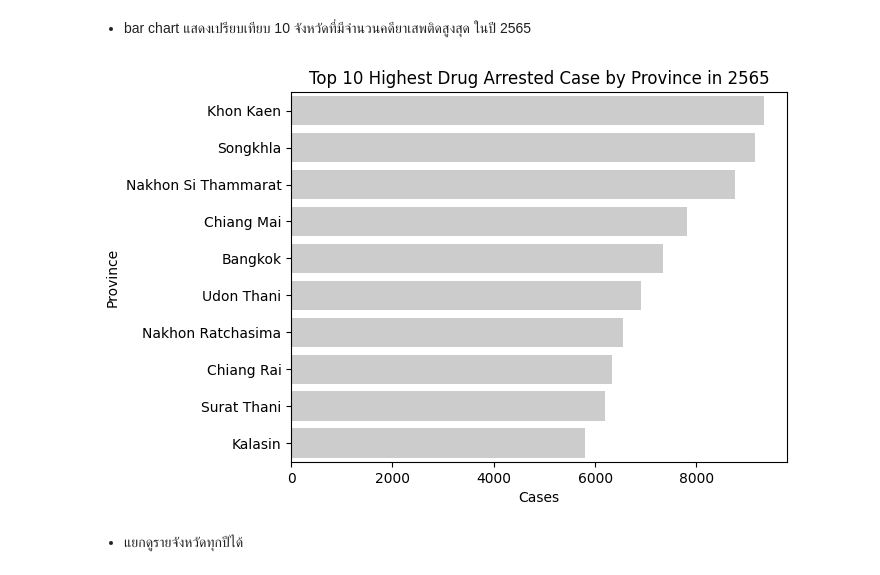
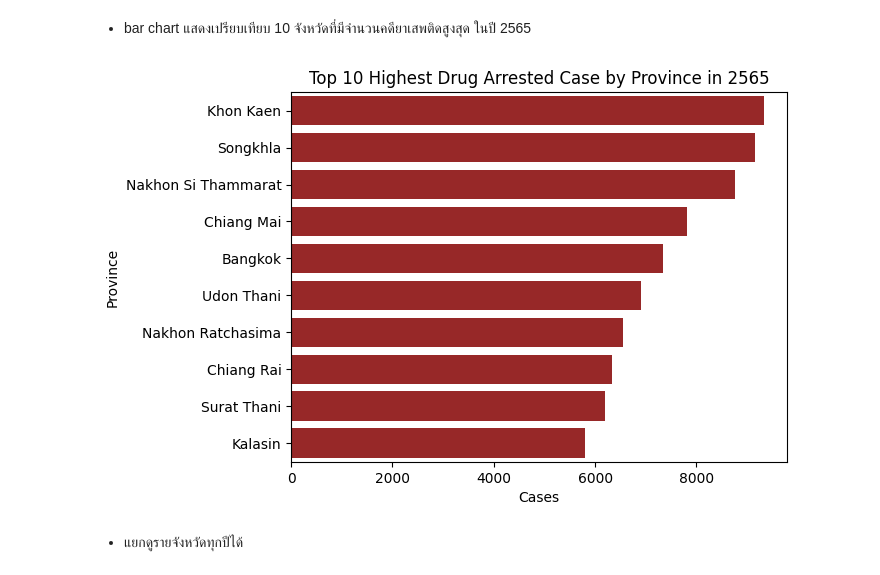
Before and after one commit to punnnnnnnnn/assignments2, a Jupyter notebook: assignment2.ipynb, the cells around one changed output. Saved outputs shown, nothing was run; the diff lists cells and outputs as text; code cells hidden in the pictures.

```diff
--- a/assignment2.ipynb
+++ b/assignment2.ipynb
@@ -53,23 +53,23 @@ df.head()
 # %%
 df_for_bar = df[['budgetYear', 'PROV_NAME', 'arrestAll_case', 'arrestAll_per', 'prov_en']][df["budgetYear"] == "2565"].copy()
 df_for_bar.sort_values("arrestAll_case", ascending = False, inplace = True)
 
 df_top_x = df_for_bar[:10]
 
 sns.barplot(
     data = df_top_x,
     x = "arrestAll_case",
     y = "prov_en",
-    palette = ["#cccccc" for _ in range(len(df_top_x))], # just to eliminate warning
+    palette = ["#a91616" for _ in range(len(df_top_x))], # just to eliminate warning
     hue = "prov_en",
 )
 
 plt.xlabel("Cases")
 plt.ylabel("Province")
 plt.title("Top 10 Highest Drug Arrested Case by Province in 2565")
 plt.show()
 # %% [output]
-[figure, old version]
+[figure, new version]
 # %% [markdown]
 - แยกดูรายจังหวัดทุกปีได้
 # %%
```
